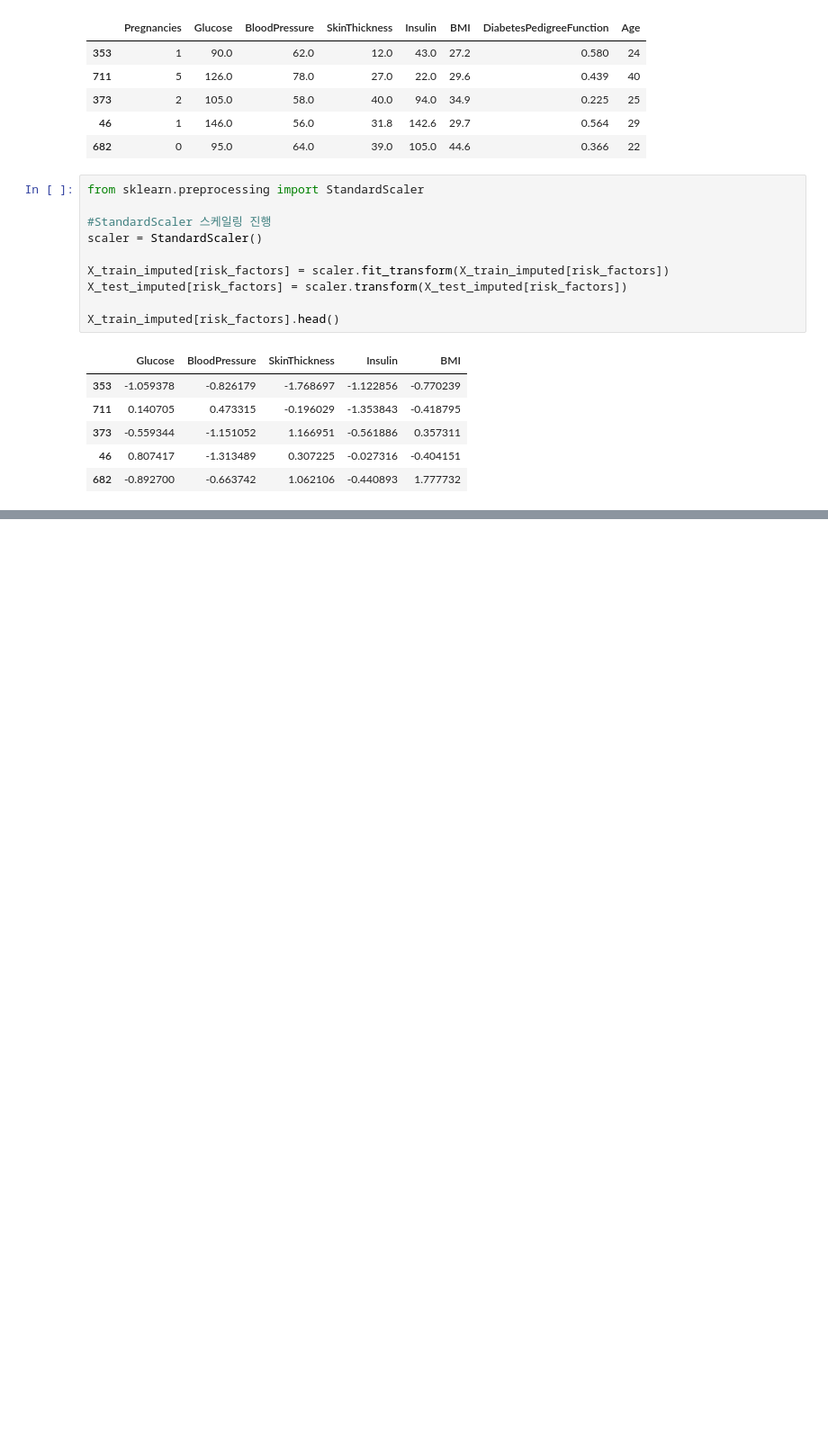
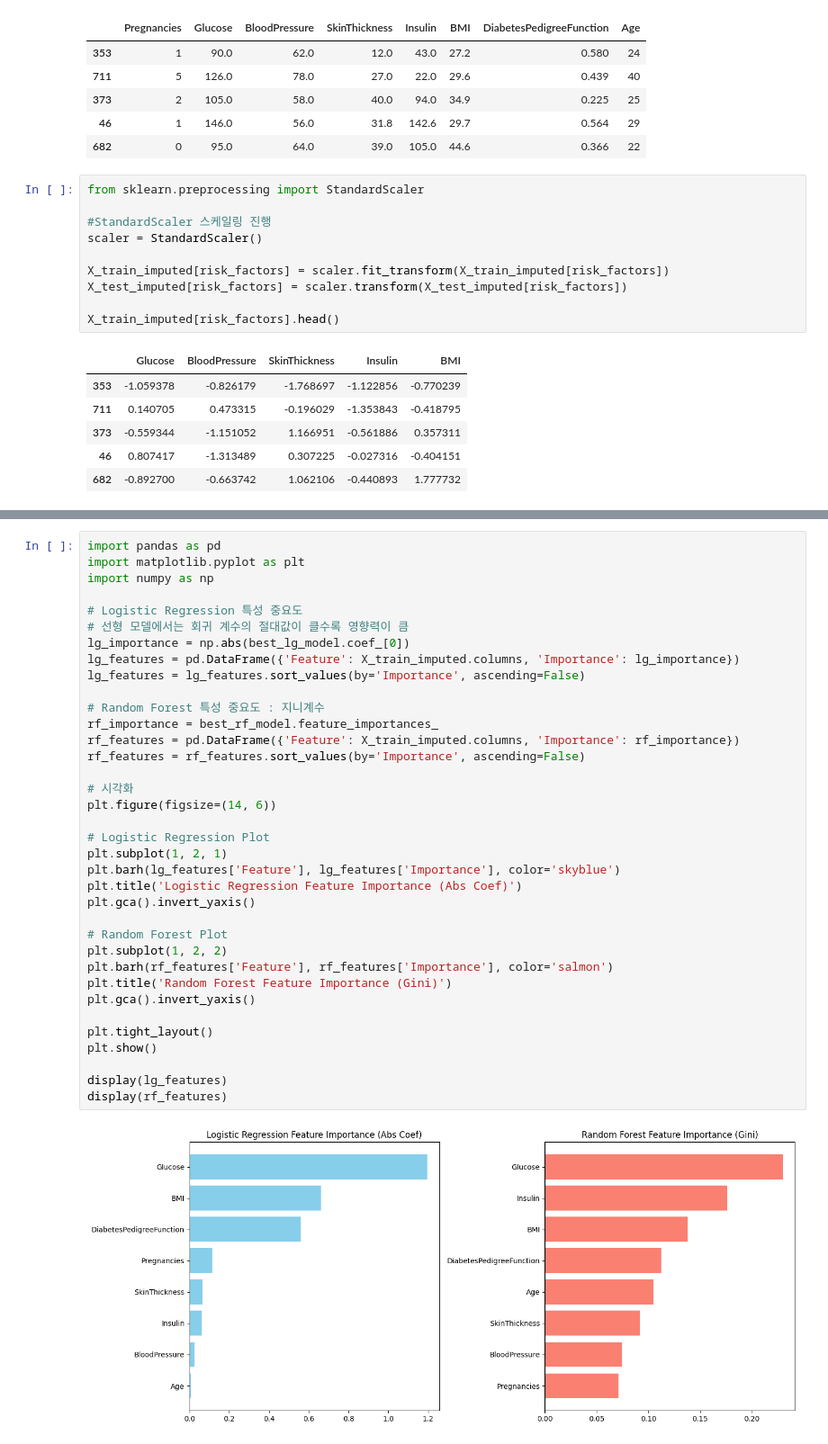
Before and after one commit to HY-BME/bme_test_files, a Jupyter notebook: ML_diabetes.ipynb, the cells around one changed output, grey strips where cells are left out. Shown at 90% size. Saved outputs shown, nothing was run; the diff lists cells and outputs as text; blank space fills up the shorter version.

```diff
--- a/ML_diabetes.ipynb
+++ b/ML_diabetes.ipynb
@@ -238,0 +442,38 @@ Test Confusion Matrix:
+# %%
+import pandas as pd
+import matplotlib.pyplot as plt
+import numpy as np
+
+# Logistic Regression 특성 중요도
+# 선형 모델에서는 회귀 계수의 절대값이 클수록 영향력이 큼
+lg_importance = np.abs(best_lg_model.coef_[0])
+lg_features = pd.DataFrame({'Feature': X_train_imputed.columns, 'Importance': lg_importance})
+lg_features = lg_features.sort_values(by='Importance', ascending=False)
+
+# Random Forest 특성 중요도 : 지니계수
+rf_importance = best_rf_model.feature_importances_
+rf_features = pd.DataFrame({'Feature': X_train_imputed.columns, 'Importance': rf_importance})
+rf_features = rf_features.sort_values(by='Importance', ascending=False)
+
+# 시각화
+plt.figure(figsize=(14, 6))
+
+# Logistic Regression Plot
+plt.subplot(1, 2, 1)
+plt.barh(lg_features['Feature'], lg_features['Importance'], color='skyblue')
+plt.title('Logistic Regression Feature Importance (Abs Coef)')
+plt.gca().invert_yaxis()
+
+# Random Forest Plot
+plt.subplot(1, 2, 2)
+plt.barh(rf_features['Feature'], rf_features['Importance'], color='salmon')
+plt.title('Random Forest Feature Importance (Gini)')
+plt.gca().invert_yaxis()
+
+plt.tight_layout()
+plt.show()
+
+display(lg_features)
+display(rf_features)
+# %% [output]
+[figure, added]
```
Also changed, not shown: parts of 18 cells of this notebook.
